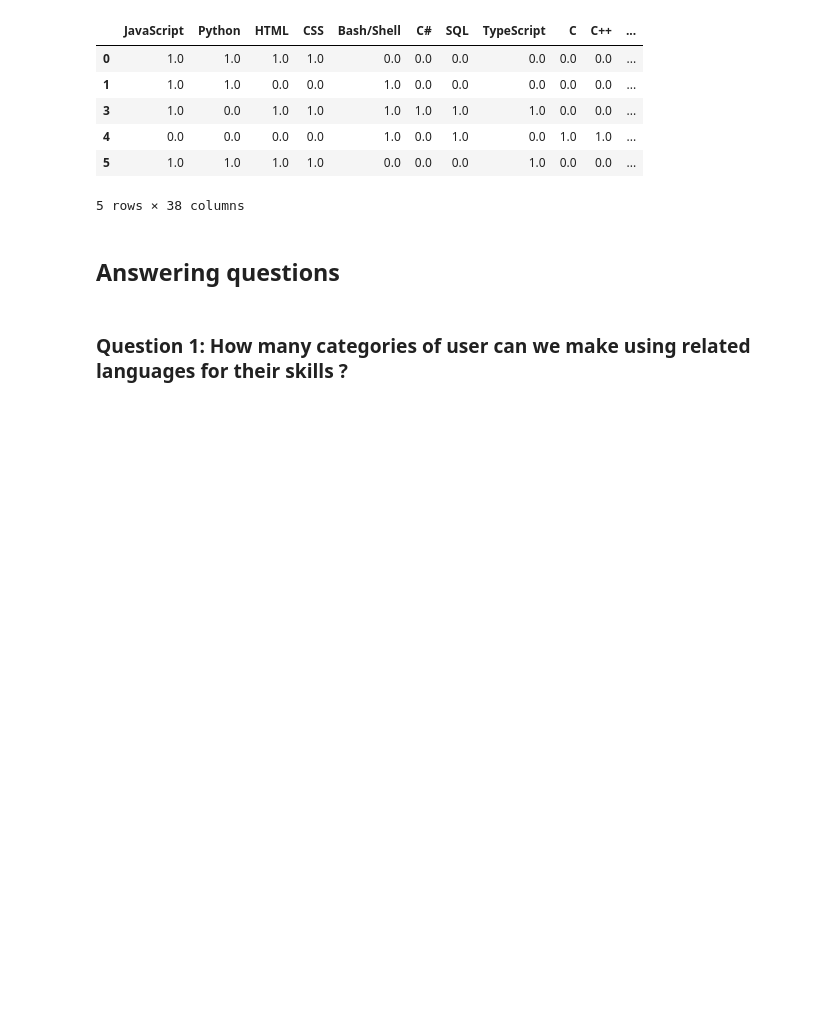
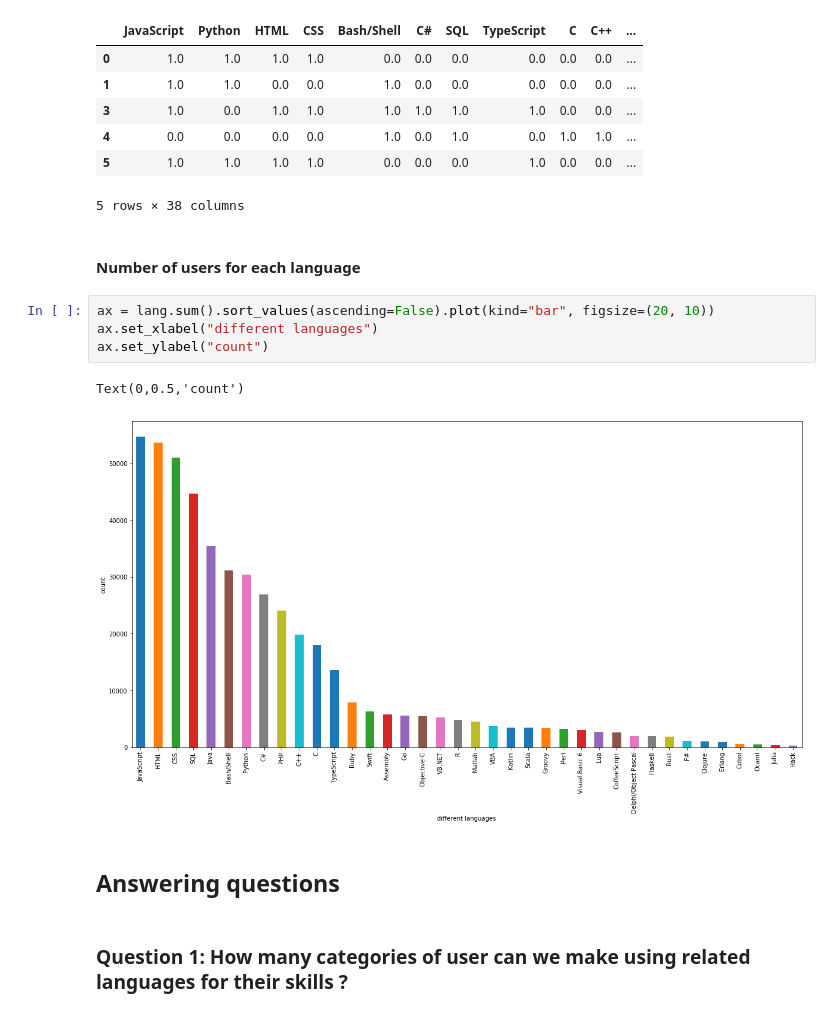
Before and after one commit to kedevked/stackoverflow2018-survey, a Jupyter notebook: stackoverflow_analysis.ipynb, the cells around one changed output. Cells and saved outputs as stored; diff of their text form; blank space fills up the shorter version.

```diff
--- a/stackoverflow_analysis.ipynb
+++ b/stackoverflow_analysis.ipynb
@@ -88,6 +88,15 @@ lang.head()
 | 4 | 0.0 | 0.0 | 0.0 | 0.0 | 1.0 | 0.0 | 1.0 | 0.0 | 1.0 | 1.0 | ... |
 | 5 | 1.0 | 1.0 | 1.0 | 1.0 | 0.0 | 0.0 | 0.0 | 1.0 | 0.0 | 0.0 | ... |
 5 rows × 38 columns
+# %% [markdown]
+#### Number of users for each language
+# %%
+ax = lang.sum().sort_values(ascending=False).plot(kind="bar", figsize=(20, 10))
+ax.set_xlabel("different languages")
+ax.set_ylabel("count")
+# %% [output]
+Text(0,0.5,'count')
+[figure, added]
 # %% [markdown]
 ## Answering questions
 # %% [markdown]
```
Also changed, not shown: parts of 7 cells of this notebook.
